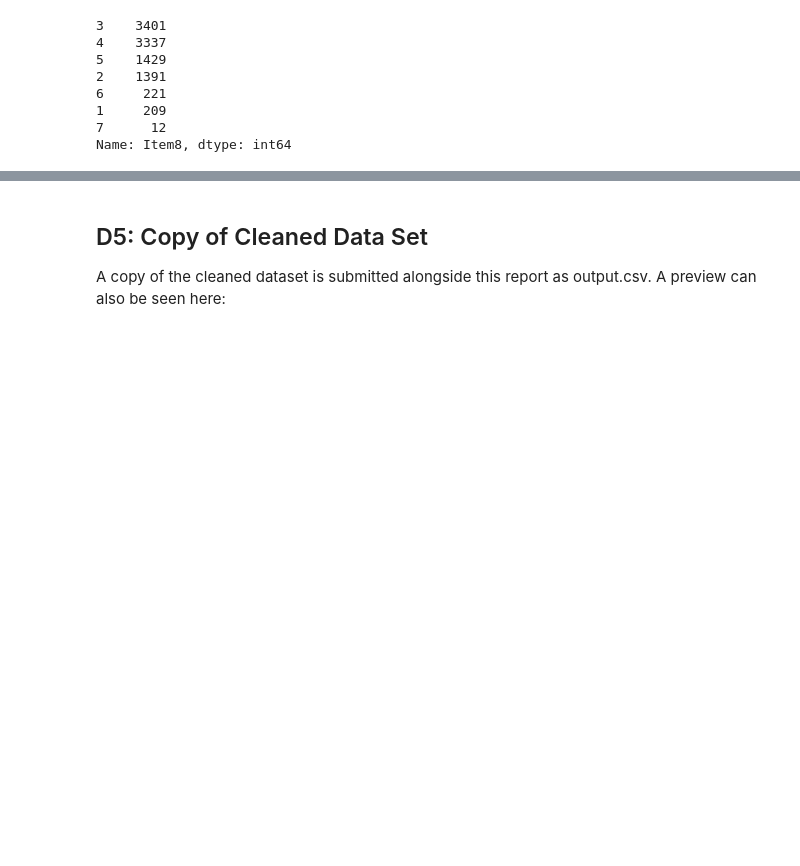
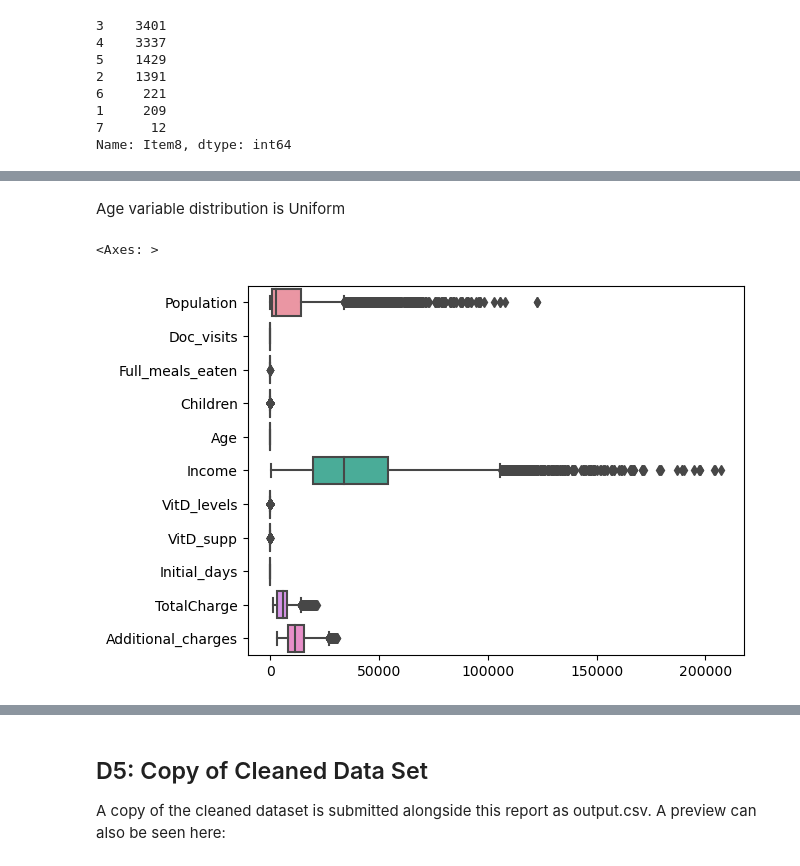
Before and after one commit to BakeUpSolutions/WGU_MSDA_Portfolio, a Jupyter notebook: d206/d206task1-BBAKER.ipynb, the cells around one changed output, grey strips where cells are left out. Saved outputs shown, nothing was run; the diff lists cells and outputs as text; code cells hidden in the pictures; blank space fills up the shorter version.

```diff
--- a/d206/d206task1-BBAKER.ipynb
+++ b/d206/d206task1-BBAKER.ipynb
@@ -836,0 +763,14 @@ Name: Item8, dtype: int64
+# %% [markdown]
+Age variable distribution is Uniform
+# %%
+#Detect Outliers
+import seaborn as sns
+
+# Select the columns you want to create horizontal box plots for
+columns_to_plot = ['Population','Doc_visits', 'Full_meals_eaten', 'Children', 'Age', 'Income', 'VitD_levels', 'VitD_supp', 'Initial_days', 'TotalCharge','Additional_charges']
+
+
+sns.boxplot(data=df[columns_to_plot],orient='h')
+# %% [output]
+<Axes: >
+[figure, added]
```
Also changed, not shown: parts of 65 cells of this notebook.
